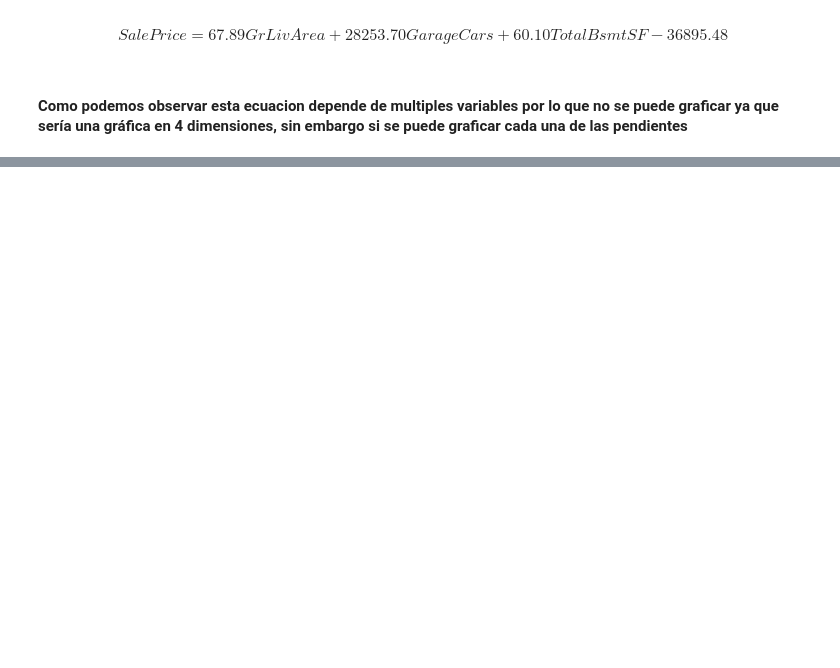
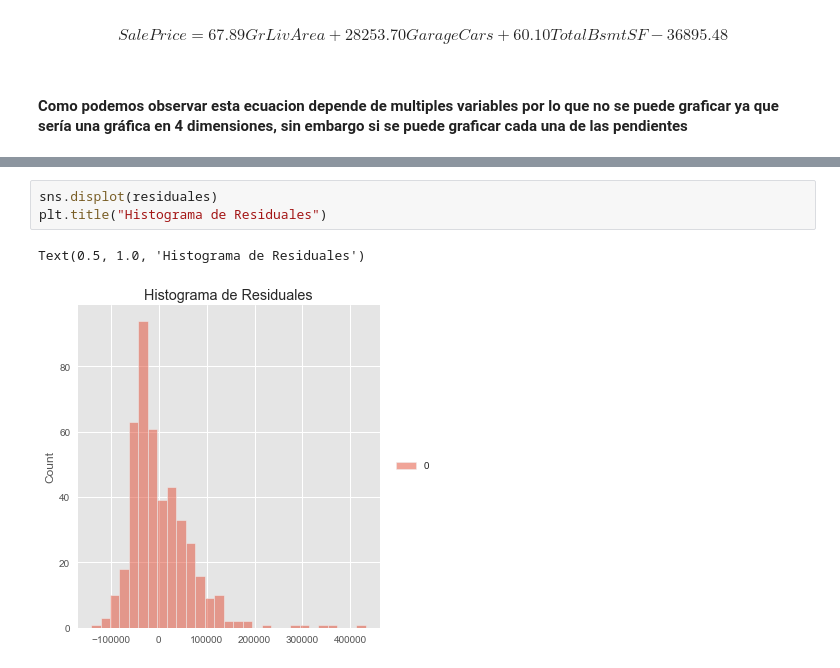
Before and after one commit to JJHH06/HT4LinearRegresionModels, a Jupyter notebook: HDT4.ipynb, the cells around one changed output, grey strips where cells are left out. Saved outputs shown, nothing was run; the diff lists cells and outputs as text; blank space fills up the shorter version.

```diff
--- a/HDT4.ipynb
+++ b/HDT4.ipynb
@@ -166,0 +191,6 @@ plt.plot(p_length_pred, p_width_t, color="blue")
+# %%
+sns.displot(residuales)
+plt.title("Histograma de Residuales")
+# %% [output]
+Text(0.5, 1.0, 'Histograma de Residuales')
+[figure, added]
```
Also changed, not shown: parts of 12 cells of this notebook.
